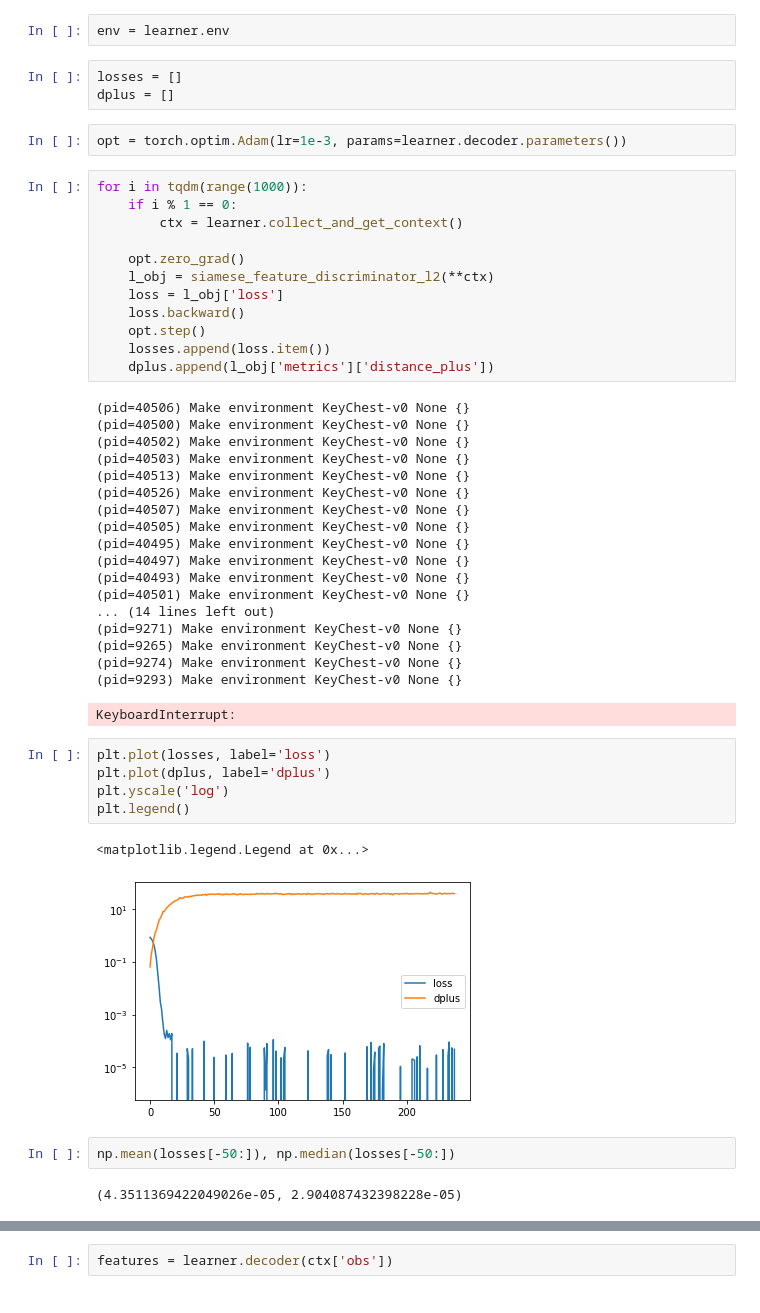
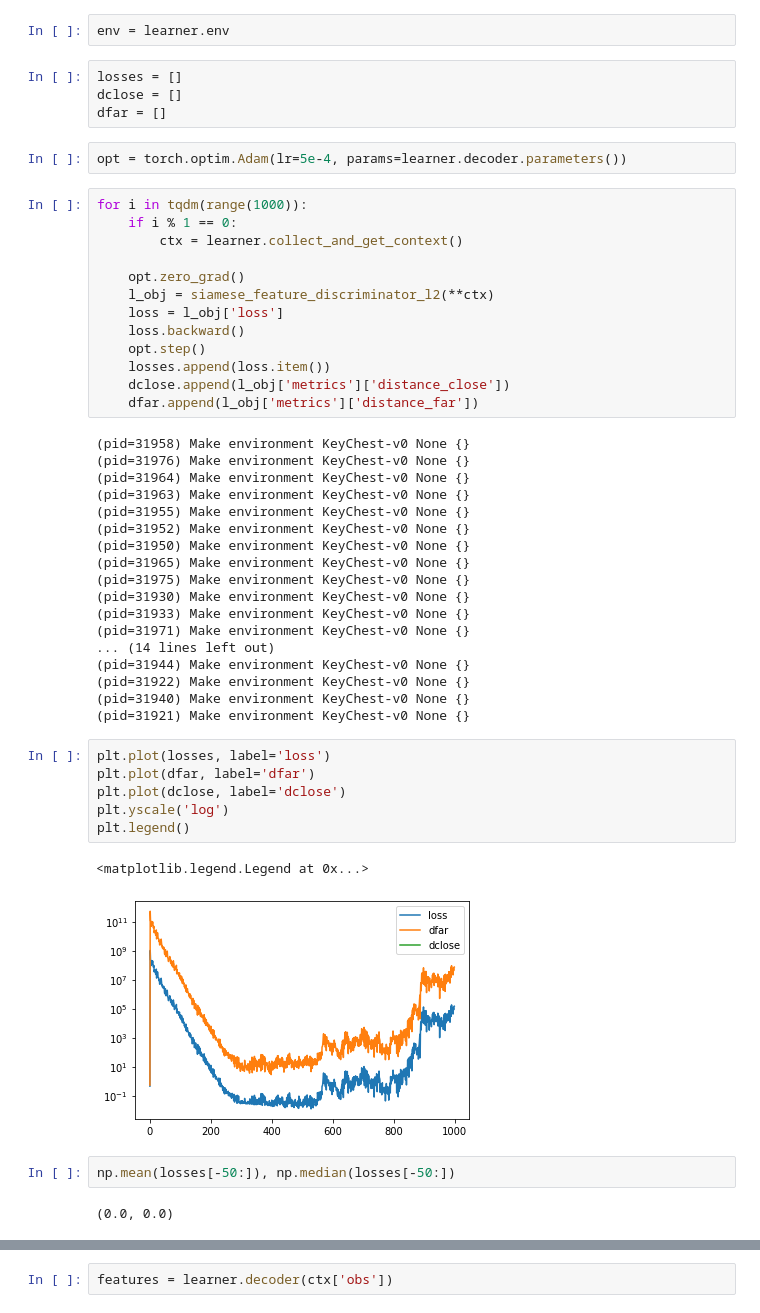
Before and after one commit to sergeivolodin/causality-disentanglement-rl, a Jupyter notebook: debug/siamese_kc_tests.ipynb, the cells around one changed output, grey strips where cells are left out. Cells and saved outputs as stored; diff of their text form.

Commit message:
Limit max distance

```diff
--- a/debug/siamese_kc_tests.ipynb
+++ b/debug/siamese_kc_tests.ipynb
@@ -82,11 +86,12 @@ ModelDecoder(
 )
 # %%
 env = learner.env
-# %%
-losses = []
-dplus = []
+# %%
+losses = []
+dclose = []
+dfar = []
 # %%
-opt = torch.optim.Adam(lr=1e-3, params=learner.decoder.parameters())
+opt = torch.optim.Adam(lr=5e-4, params=learner.decoder.parameters())
 # %%
 for i in tqdm(range(1000)):
     if i % 1 == 0:
@@ -98,35 +103,36 @@ for i in tqdm(range(1000)):
     loss.backward()
     opt.step()
     losses.append(loss.item())
-    dplus.append(l_obj['metrics']['distance_plus'])
+    dclose.append(l_obj['metrics']['distance_close'])
+    dfar.append(l_obj['metrics']['distance_far'])
 # %% [output]
-(pid=40506) Make environment KeyChest-v0 None {}
-(pid=40500) Make environment KeyChest-v0 None {}
-(pid=40502) Make environment KeyChest-v0 None {}
-(pid=40503) Make environment KeyChest-v0 None {}
-(pid=40513) Make environment KeyChest-v0 None {}
-(pid=40526) Make environment KeyChest-v0 None {}
-(pid=40507) Make environment KeyChest-v0 None {}
-(pid=40505) Make environment KeyChest-v0 None {}
-(pid=40495) Make environment KeyChest-v0 None {}
-(pid=40497) Make environment KeyChest-v0 None {}
-(pid=40493) Make environment KeyChest-v0 None {}
-(pid=40501) Make environment KeyChest-v0 None {}
+(pid=31958) Make environment KeyChest-v0 None {}
+(pid=31976) Make environment KeyChest-v0 None {}
+(pid=31964) Make environment KeyChest-v0 None {}
+(pid=31963) Make environment KeyChest-v0 None {}
+(pid=31955) Make environment KeyChest-v0 None {}
+(pid=31952) Make environment KeyChest-v0 None {}
+(pid=31950) Make environment KeyChest-v0 None {}
+(pid=31965) Make environment KeyChest-v0 None {}
+(pid=31975) Make environment KeyChest-v0 None {}
+(pid=31930) Make environment KeyChest-v0 None {}
+(pid=31933) Make environment KeyChest-v0 None {}
+(pid=31971) Make environment KeyChest-v0 None {}
 ... (14 lines left out)
-(pid=9271) Make environment KeyChest-v0 None {}
-(pid=9265) Make environment KeyChest-v0 None {}
-(pid=9274) Make environment KeyChest-v0 None {}
-(pid=9293) Make environment KeyChest-v0 None {}
+(pid=31944) Make environment KeyChest-v0 None {}
+(pid=31922) Make environment KeyChest-v0 None {}
+(pid=31940) Make environment KeyChest-v0 None {}
+(pid=31921) Make environment KeyChest-v0 None {}
-KeyboardInterrupt:
 # %%
 plt.plot(losses, label='loss')
-plt.plot(dplus, label='dplus')
+plt.plot(dfar, label='dfar')
+plt.plot(dclose, label='dclose')
 plt.yscale('log')
 plt.legend()
 # %% [output]
 <matplotlib.legend.Legend at 0x...>
-[figure, old version]
+[figure, new version]
 # %%
 np.mean(losses[-50:]), np.median(losses[-50:])
 # %% [output]
-(4.3511369422049026e-05, 2.904087432398228e-05)
+(0.0, 0.0)
```
Also changed, not shown: parts of 20 cells of this notebook, 3 other files.
